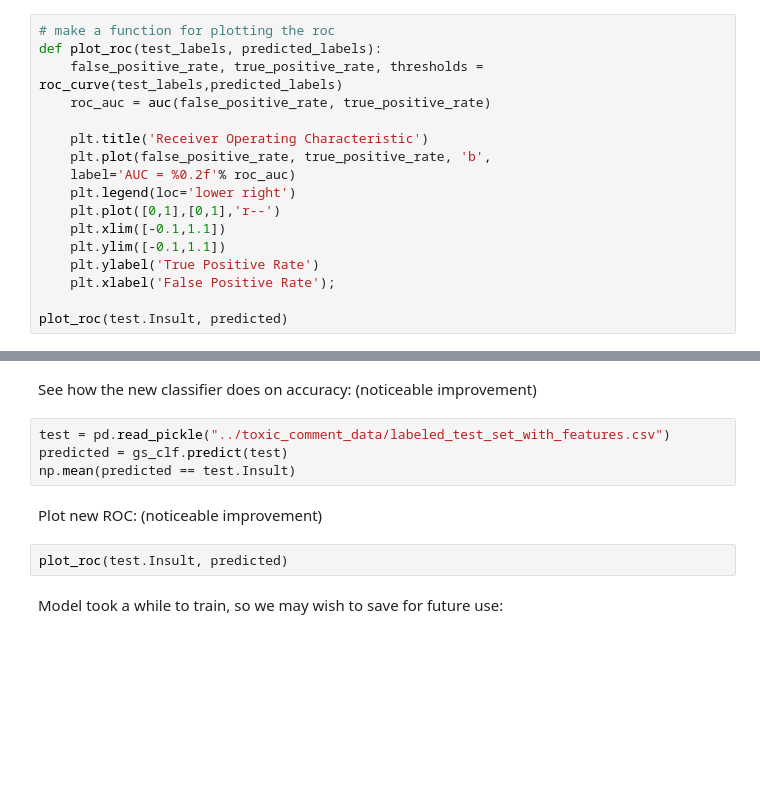
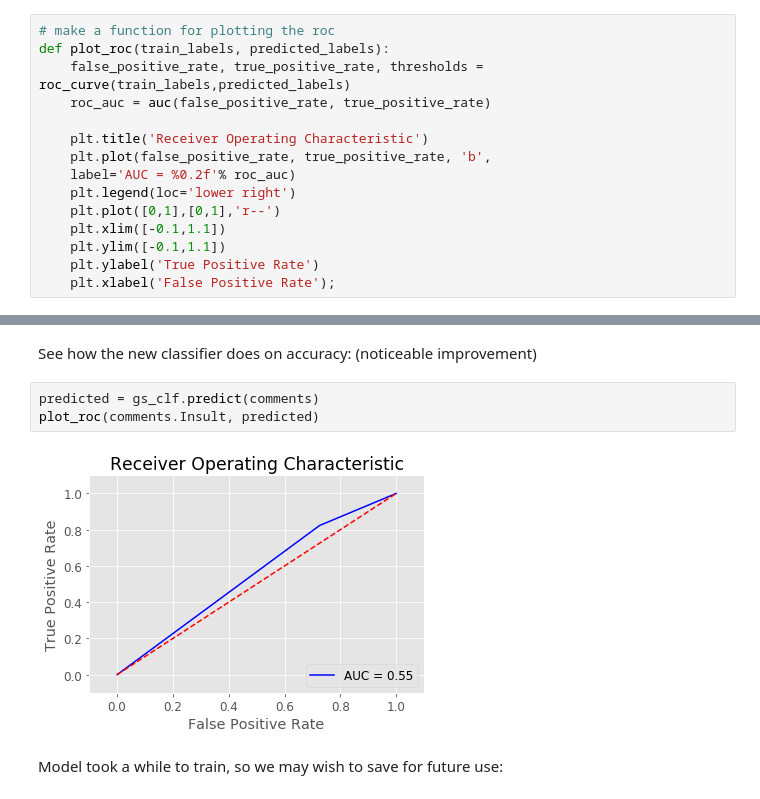
Before and after one commit to PaulUrsulean/machine-learning-vu, a Jupyter notebook: project-notebooks/Stochastic Gradient Descent.ipynb, the cells around one changed output, grey strips where cells are left out. Saved outputs shown, nothing was run; the diff lists cells and outputs as text; blank space fills up the shorter version.

Commit message:
removed test set for consistency

```diff
--- a/project-notebooks/Stochastic Gradient Descent.ipynb
+++ b/project-notebooks/Stochastic Gradient Descent.ipynb
@@ -133,8 +125,8 @@ Continuing from above, we already fit a NB classifier, and saw its accuracy. We
 Plot ROC:
 # %%
 # make a function for plotting the roc
-def plot_roc(test_labels, predicted_labels):
-    false_positive_rate, true_positive_rate, thresholds = roc_curve(test_labels,predicted_labels)
+def plot_roc(train_labels, predicted_labels):
+    false_positive_rate, true_positive_rate, thresholds = roc_curve(train_labels,predicted_labels)
     roc_auc = auc(false_positive_rate, true_positive_rate)
 
     plt.title('Receiver Operating Characteristic')
@@ -146,8 +138,6 @@ def plot_roc(test_labels, predicted_labels):
     plt.ylim([-0.1,1.1])
     plt.ylabel('True Positive Rate')
     plt.xlabel('False Positive Rate');
-
-plot_roc(test.Insult, predicted)
 # %% [markdown]
 Pretty awful. Now try doing some grid search:
 # %%
@@ -192,14 +182,11 @@ print(gs_clf.best_score_)
 print(gs_clf.best_params_)
 # %% [markdown]
 See how the new classifier does on accuracy: (noticeable improvement)
-# %%
-test = pd.read_pickle("../toxic_comment_data/labeled_test_set_with_features.csv")
-predicted = gs_clf.predict(test)
-np.mean(predicted == test.Insult)
-# %% [markdown]
-Plot new ROC: (noticeable improvement)
-# %%
-plot_roc(test.Insult, predicted)
+# %%
+predicted = gs_clf.predict(comments)
+plot_roc(comments.Insult, predicted)
+# %% [output]
+[figure, added]
 # %% [markdown]
 Model took a while to train, so we may wish to save for future use:
 # %%
```
Also changed, not shown: parts of 2 cells of this notebook, 4 other files.
